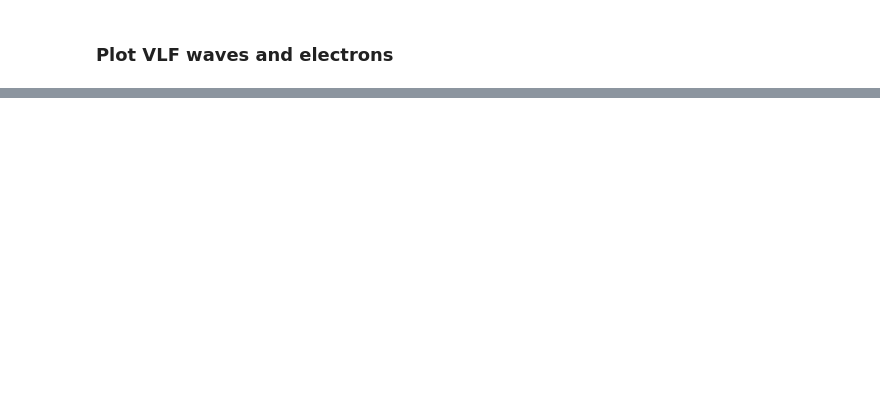
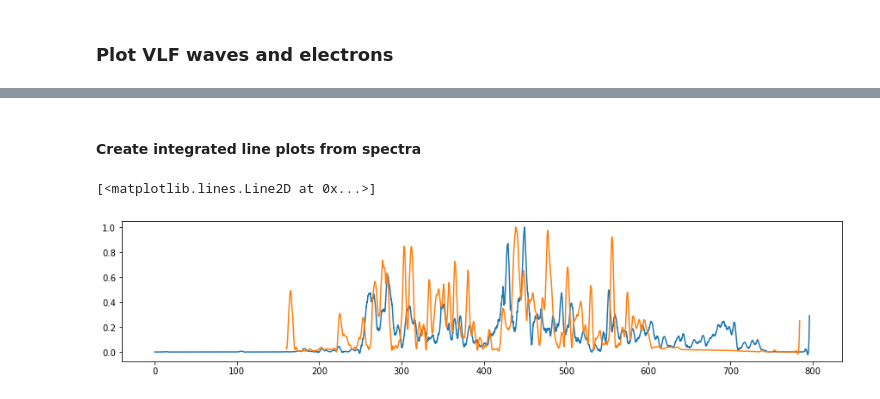
Before and after one commit to awbrenem/mission_routines, a Jupyter notebook: rockets/visions2/visions2_jupyter_notebook.ipynb, the cells around one changed output, grey strips where cells are left out. Saved outputs shown, nothing was run; the diff lists cells and outputs as text; code cells hidden in the pictures; blank space fills up the shorter version.

Commit message:
added line integrations

```diff
--- a/rockets/visions2/visions2_jupyter_notebook.ipynb
+++ b/rockets/visions2/visions2_jupyter_notebook.ipynb
@@ -477,0 +338,70 @@ f = gcf()  # let's keep the figure object around for later...
+# %% [markdown]
+#### Create integrated line plots from spectra
+# %%
+plt.rcParams['figure.figsize'] = [15, 3]
+
+import math
+import scipy.signal
+
+#Integrate spectral and particle
+
+smootime = 10. #smooth time in sec
+poly = 5
+
+
+
+flow = 3000.
+fhig = 10000.
+goodf = np.where((specfreqs >= flow) & (specfreqs <= fhig))
+vlfAmp = []
+for i in range(len(spectimes)):
+    vlfAmp.append(np.sum(Sxx[goodf, i])/np.size(goodf))
+
+sr = 1/(np.median(spectimes - np.roll(spectimes,1)))
+npts = math.floor(sr * smootime)
+#require npts to be an odd number
+if npts % 2 == 0:
+    npts = npts + 1
+
+
+vlfAmp_smoothed = scipy.signal.savgol_filter(vlfAmp, npts, poly)
+
+
+#axs = plt.subplots(1)
+#plt.plot(spectimes,vlfAmp)
+#plt.plot(spectimes,vlfAmp_smoothed)
+
+
+#eeaDatPerp["times"], eeaDatPerp["energies"], np.transpose(np.log10(eeaDatPerp["flux"])
+elow = 3.
+ehig = 3000.
+goodf = np.squeeze(np.where((eeaDatPerp["energies"] >= elow) & (eeaDatPerp["energies"] <= ehig)))
+eAmp = []
+for i in range(len(eeaDatPerp["times"])):
+    eAmp.append(np.sum(eeaDatPerp["flux"][i, goodf])/np.size(goodf))
+
+sr = 1/(np.median(eeaDatPerp["times"] - np.roll(eeaDatPerp["times"],1)))
+npts = math.floor(sr * smootime)
+#require npts to be an odd number
+if npts % 2 == 0:
+    npts = npts + 1
+
+
+eAmp_smoothed = scipy.signal.savgol_filter(eAmp, npts, poly)
+
+#axs = plt.subplots(1)
+#plt.plot(spectimes,vlfAmp)
+#plt.plot(spectimes,vlfAmp_smoothed)
+
+plt.plot(spectimes,vlfAmp_smoothed/np.max(vlfAmp_smoothed))
+plt.plot(eeaDatPerp["times"],eAmp_smoothed/np.max(eAmp_smoothed))
+
+
+
+#fig, axs = plt.subplots(2)
+#axs[0].plot(spectimes,vlfAmp_smoothed)
+#axs[1].plot(eeaDatPerp["times"],eAmp_smoothed)
+#for i in axs: i.set_xlim(200, 700)
+# %% [output]
+[<matplotlib.lines.Line2D at 0x...>]
+[figure, added]
```
Also changed, not shown: parts of 82 cells of this notebook.
